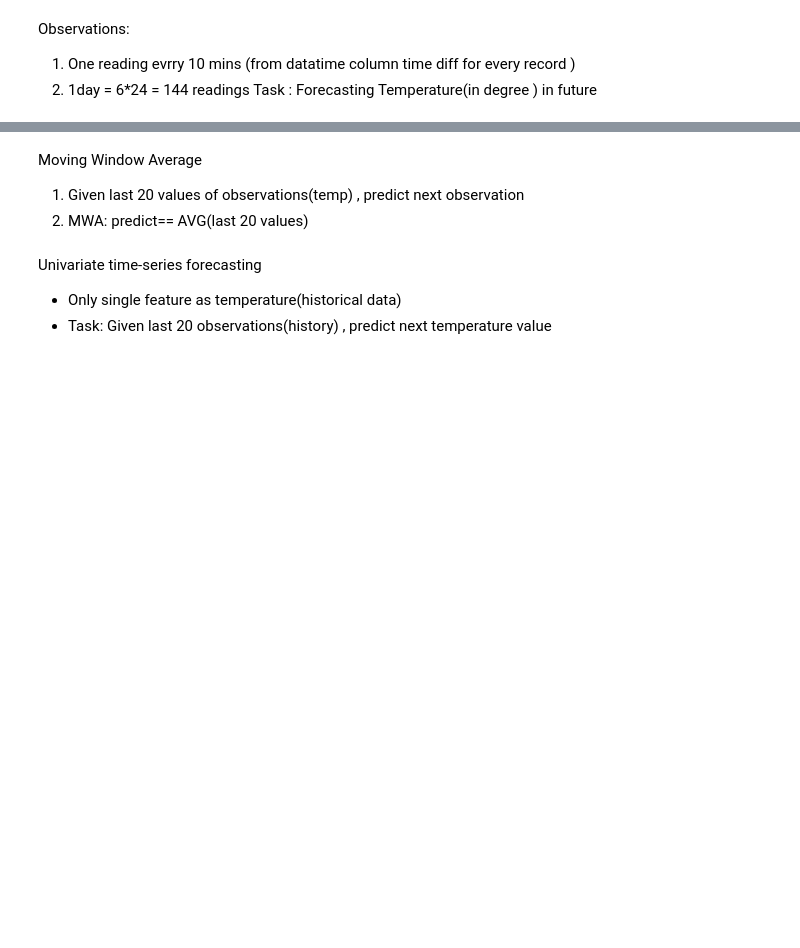
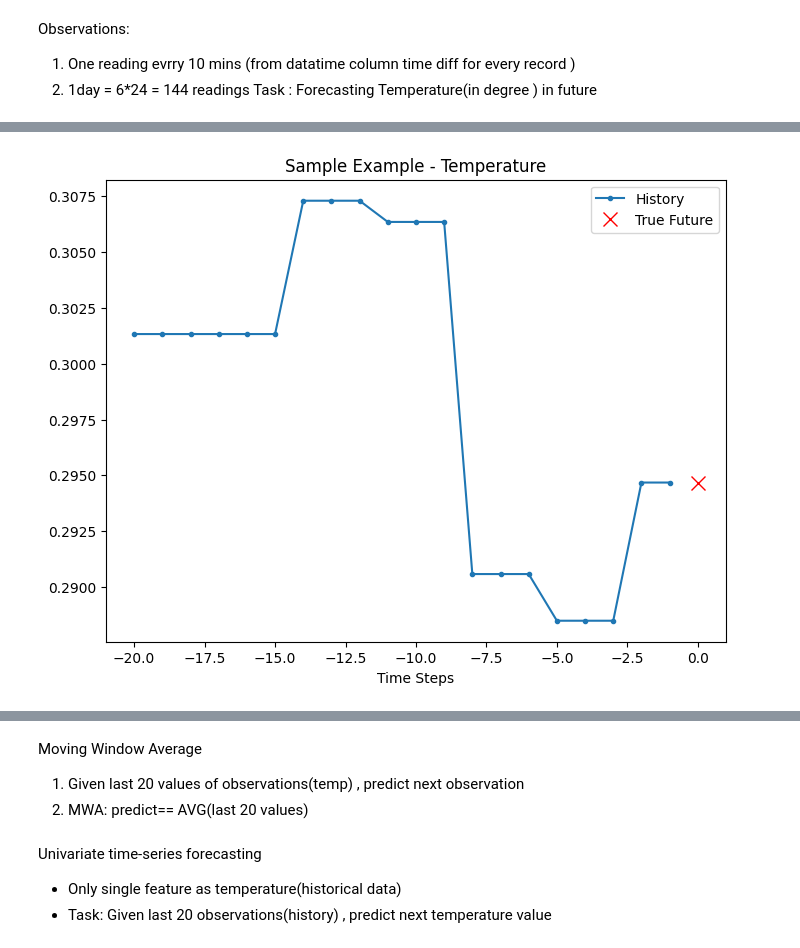
Before and after one commit to FayElhassan/Multimodal-Fusion-S4-Weather, a Jupyter notebook: EDA/Predicting Temperature using Lstm_Forecast copy.ipynb, the cells around one changed output, grey strips where cells are left out. Cells and saved outputs as stored; diff of their text form; code cells hidden in the pictures; blank space fills up the shorter version.

```diff
--- a/EDA/Predicting Temperature using Lstm_Forecast copy.ipynb
+++ b/EDA/Predicting Temperature using Lstm_Forecast copy.ipynb
@@ -58,0 +176,20 @@ df.head()
+# %%
+df['timestamp'] = pd.to_datetime(df['timestamp'])
+df.set_index('timestamp', inplace=True)
+
+# Resample and aggregate the data to every 5 minutes
+df = df.resample('5T').agg({
+    'temperature_mean': 'mean', 'temperature_std': 'mean', 'temperature_min': 'mean', 'temperature_max': 'mean',
+    'humidity_mean': 'mean', 'humidity_std': 'mean', 'humidity_min': 'mean', 'humidity_max': 'mean',
+    'pressure_mean': 'mean', 'pressure_std': 'mean', 'pressure_min': 'mean', 'pressure_max': 'mean',
+    'cloud_cover_mean': 'mean', 'cloud_cover_std': 'mean', 'cloud_cover_min': 'mean', 'cloud_cover_max': 'mean',
+    'wind_speed_mean': 'mean', 'wind_speed_std': 'mean', 'wind_speed_min': 'mean', 'wind_speed_max': 'mean',
+    'wind_direction_mean': 'mean', 'wind_direction_std': 'mean', 'wind_direction_min': 'mean', 'wind_direction_max': 'mean',
+    'poprecipitation_mean': 'sum', 'poprecipitation_std': 'sum', 'poprecipitation_min': 'sum', 'poprecipitation_max': 'sum',
+    'weather_code_mean': 'sum', 'weather_code_std': 'sum', 'weather_code_min': 'sum', 'weather_code_max': 'sum'
+})
+
+df.head()
+df.isnull().sum()
+df = df.fillna(method='ffill')
+df.head()
@@ -107,0 +275,70 @@ print(type(uni_data))
+# %%
+import numpy as np
+import pandas as pd
+import tensorflow as tf
+import matplotlib.pyplot as plt
+
+# Assume df is your DataFrame and it's already loaded
+# Prepare the univariate model for temperature using all temperature-related features
+temperature_features = df[['temperature_mean', 'temperature_std', 'temperature_min', 'temperature_max']]
+uni_data_temp = temperature_features.values
+train_split = int(len(uni_data_temp) * 0.8)
+tf.random.set_seed(13)
+
+# Standardize data
+uni_data_temp_mean = uni_data_temp[:train_split].mean(axis=0)
+uni_data_temp_std = uni_data_temp[:train_split].std(axis=0)
+uni_data_temp = (uni_data_temp - uni_data_temp_mean) / uni_data_temp_std
+
+# Function to create data for univariate forecasting
+def univariate_data(dataset, start_idx, end_idx, history_size, target_size):
+    data = []
+    labels = []
+    start_idx = start_idx + history_size
+    if end_idx is None:
+        end_idx = len(dataset) - target_size
+    for i in range(start_idx, end_idx):
+        idxs = range(i - history_size, i)
+        data.append(dataset[idxs])
+        labels.append(dataset[i + target_size])
+    return np.array(data), np.array(labels)
+
+uni_data_history = 20  # Last 20 values
+uni_data_future = 0    # Future data
+
+x_train_uni_temp, y_train_uni_temp = univariate_data(uni_data_temp, 0, train_split, uni_data_history, uni_data_future)
+x_val_uni_temp, y_val_uni_temp = univariate_data(uni_data_temp, train_split, None, uni_data_history, uni_data_future)
+
+print(x_train_uni_temp.shape)  # (151495, 20, 4)
+print(y_train_uni_temp.shape)  # (151495, 4)
+print(x_val_uni_temp.shape)    # (37859, 20, 4)
+print(y_val_uni_temp.shape)    # (37859, 4)
+
+# Function to create time steps
+def create_time_steps(length):
+    return list(range(-length, 0))
+
+# Function to plot time series data
+def plot_time_series(plot_data, delta, title):
+    labels = ["History", "True Future", "Model Predicted"]
+    marker = ['.-', 'rx', 'go']
+    time_steps = create_time_steps(plot_data[0].shape[0])
+
+    plt.title(title)
+    for i, x in enumerate(plot_data):
+        if i == 0:
+            plt.plot(time_steps, plot_data[i][:, 0], marker[i], label=labels[i])  # Plot only the first feature for simplicity
+        else:
+            future = time_steps[-1] + 1
+            plt.plot([future], plot_data[i], marker[i], markersize=10, label=labels[i])  # Plot single future point
+    plt.legend()
+    plt.xlabel('Time Steps')
+    plt.show()
+
+# Example of plotting the first sample
+plot_time_series([x_train_uni_temp[0], y_train_uni_temp[0][0]], 0, 'Sample Example - Temperature')
+
+# Example of plotting another sample
+i = 20
+plot_time_series([x_train_uni_temp[i], y_train_uni_temp[i][0]], 0, 'Sample Example - Temperature')
+# %% [output]
@@ -107,0 +349 @@ print(type(uni_data))
+[figure, added]
```
Also changed, not shown: parts of 26 cells of this notebook, 1 other file.
